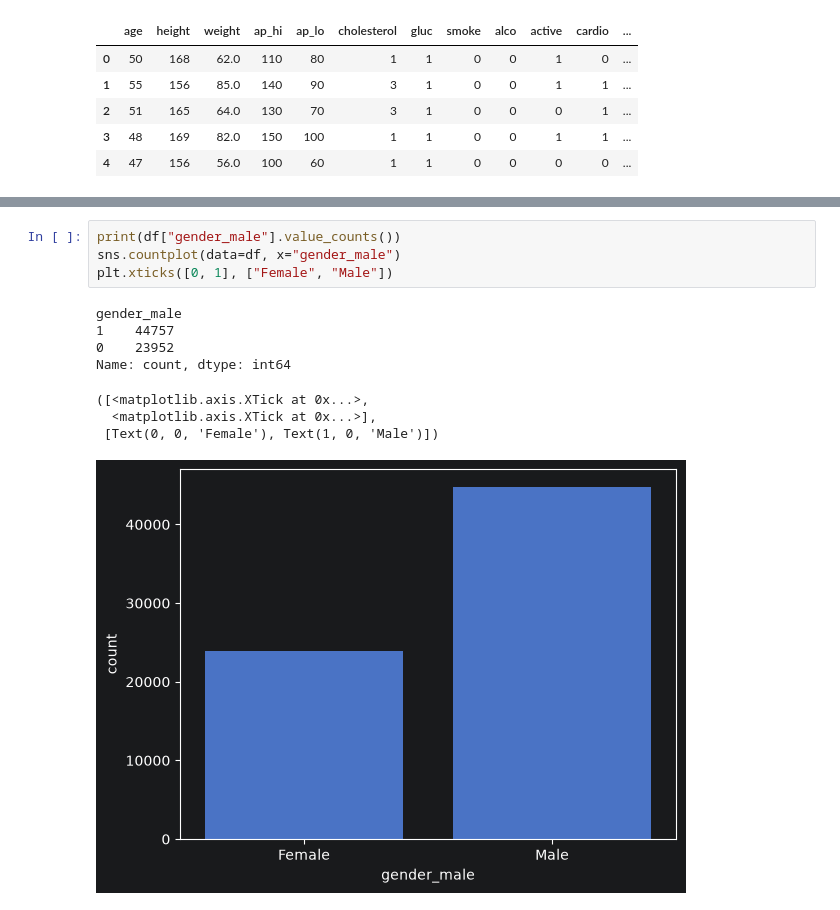
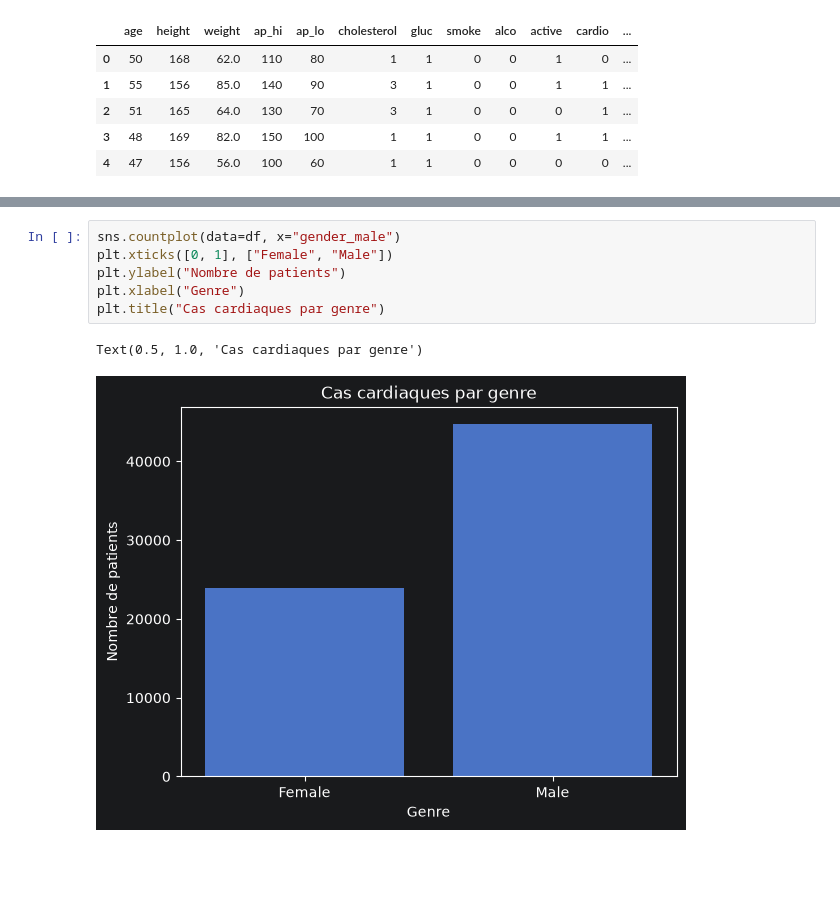
Before and after one commit to KANTIN-FAGN/cardiorisk_project, a Jupyter notebook: notebooks/cardio_train/02_eda.ipynb, the cells around one changed output, grey strips where cells are left out. Drawn from its saved outputs; the diff is of its cells as text; blank space fills up the shorter version.

```diff
--- a/notebooks/cardio_train/02_eda.ipynb
+++ b/notebooks/cardio_train/02_eda.ipynb
@@ -66,16 +65,12 @@ Name: count, dtype: int64
 # %%
-print(df["gender_male"].value_counts())
 sns.countplot(data=df, x="gender_male")
 plt.xticks([0, 1], ["Female", "Male"])
+plt.ylabel("Nombre de patients")
+plt.xlabel("Genre")
+plt.title("Cas cardiaques par genre")
 # %% [output]
-gender_male
-1    44757
-0    23952
-Name: count, dtype: int64
+Text(0.5, 1.0, 'Cas cardiaques par genre')
-([<matplotlib.axis.XTick at 0x...>,
-  <matplotlib.axis.XTick at 0x...>],
- [Text(0, 0, 'Female'), Text(1, 0, 'Male')])
-[figure, old version]
+[figure, new version]
 # %%
 sns.histplot(
     data=df,
```
Also changed, not shown: parts of 14 cells of this notebook, 1 other file.
